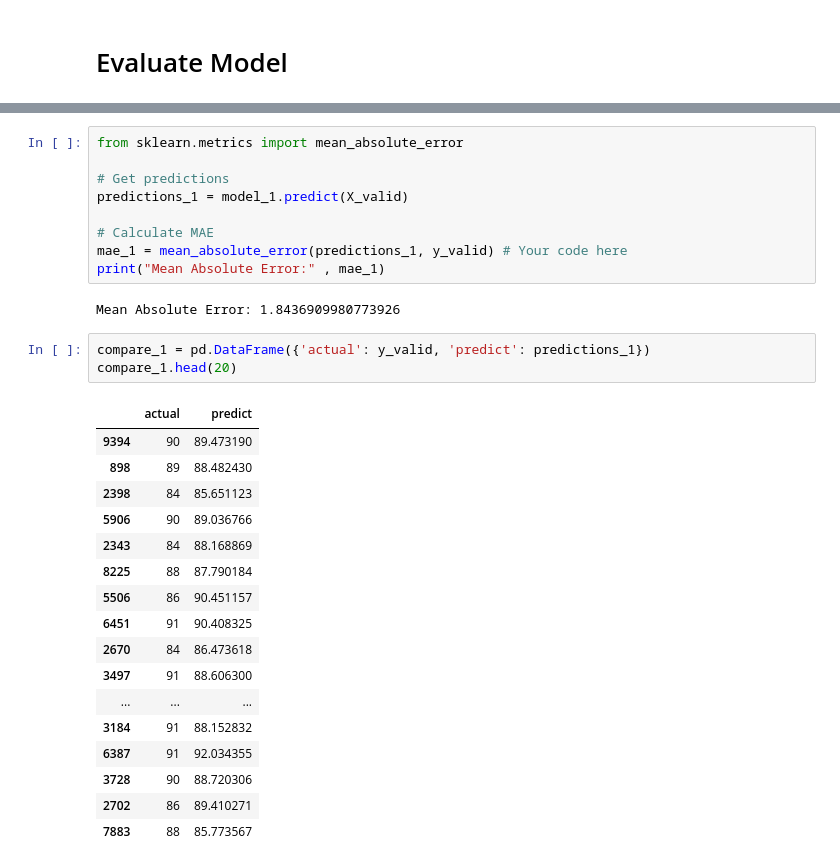
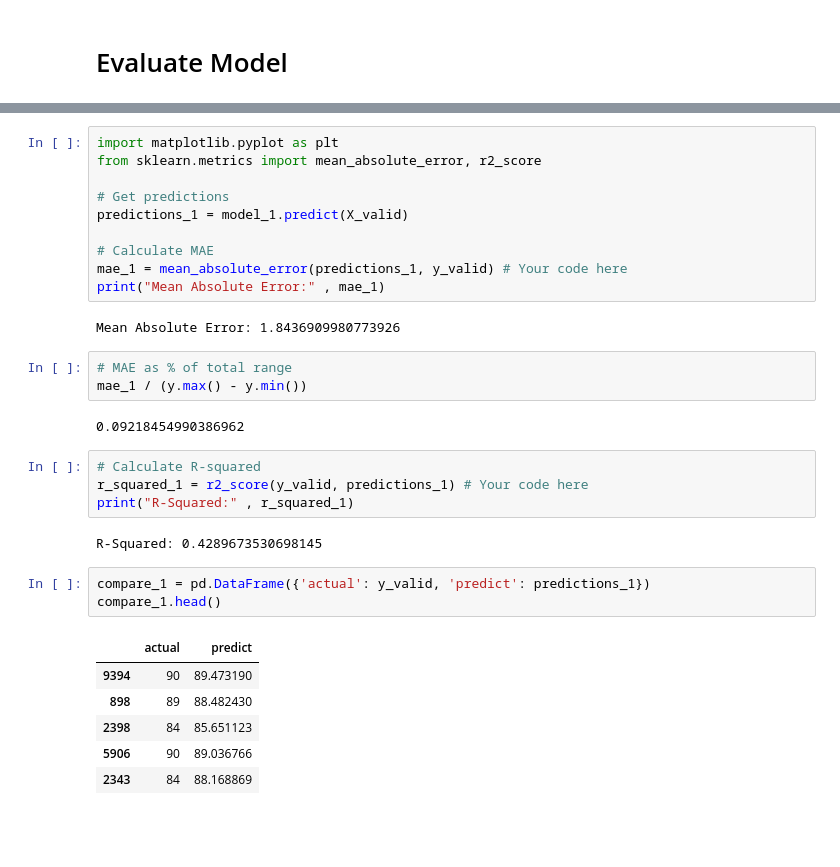
Before and after one commit to JustinToribio/ml-pipeline, a Jupyter notebook: notebooks/model_1.ipynb, the cells around one changed output, grey strips where cells are left out. Saved outputs shown, nothing was run; the diff lists cells and outputs as text; blank space fills up the shorter version.

```diff
--- a/notebooks/model_1.ipynb
+++ b/notebooks/model_1.ipynb
@@ -182,5 +200,6 @@ XGBRegressor(base_score=0.5, booster='gbtree', colsample_bylevel=1,
 # %%
-from sklearn.metrics import mean_absolute_error
+import matplotlib.pyplot as plt
+from sklearn.metrics import mean_absolute_error, r2_score
 
 # Get predictions
 predictions_1 = model_1.predict(X_valid)
@@ -190,24 +209,24 @@ mae_1 = mean_absolute_error(predictions_1, y_valid) # Your code here
 print("Mean Absolute Error:" , mae_1)
 # %% [output]
 Mean Absolute Error: 1.8436909980773926
+# %%
+# MAE as % of total range
+mae_1 / (y.max() - y.min())
+# %% [output]
+0.09218454990386962
+# %%
+# Calculate R-squared
+r_squared_1 = r2_score(y_valid, predictions_1) # Your code here
+print("R-Squared:" , r_squared_1)
+# %% [output]
+R-Squared: 0.4289673530698145
 # %%
 compare_1 = pd.DataFrame({'actual': y_valid, 'predict': predictions_1})
-compare_1.head(20)
+compare_1.head()
 # %% [output]
 |  | actual | predict |
 | 9394 | 90 | 89.473190 |
 | 898 | 89 | 88.482430 |
 | 2398 | 84 | 85.651123 |
 | 5906 | 90 | 89.036766 |
 | 2343 | 84 | 88.168869 |
-| 8225 | 88 | 87.790184 |
-| 5506 | 86 | 90.451157 |
-| 6451 | 91 | 90.408325 |
-| 2670 | 84 | 86.473618 |
-| 3497 | 91 | 88.606300 |
-| ... | ... | ... |
-| 3184 | 91 | 88.152832 |
-| 6387 | 91 | 92.034355 |
-| 3728 | 90 | 88.720306 |
-| 2702 | 86 | 89.410271 |
-| 7883 | 88 | 85.773567 |
```
Also changed, not shown: parts of 4 cells of this notebook, 1 other file.
